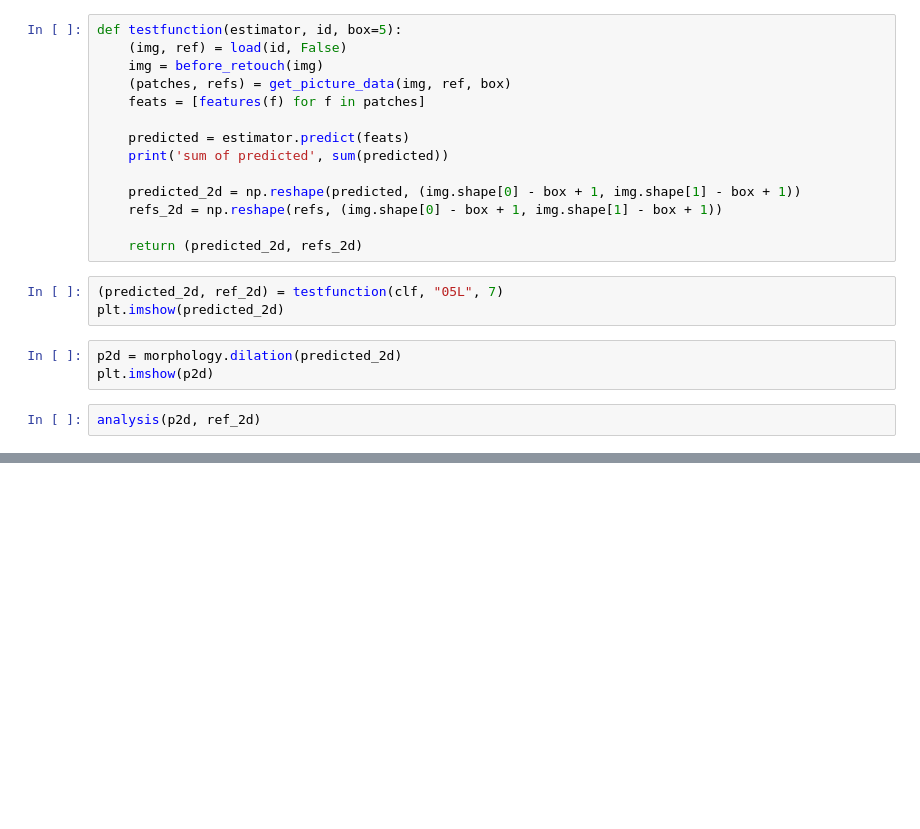
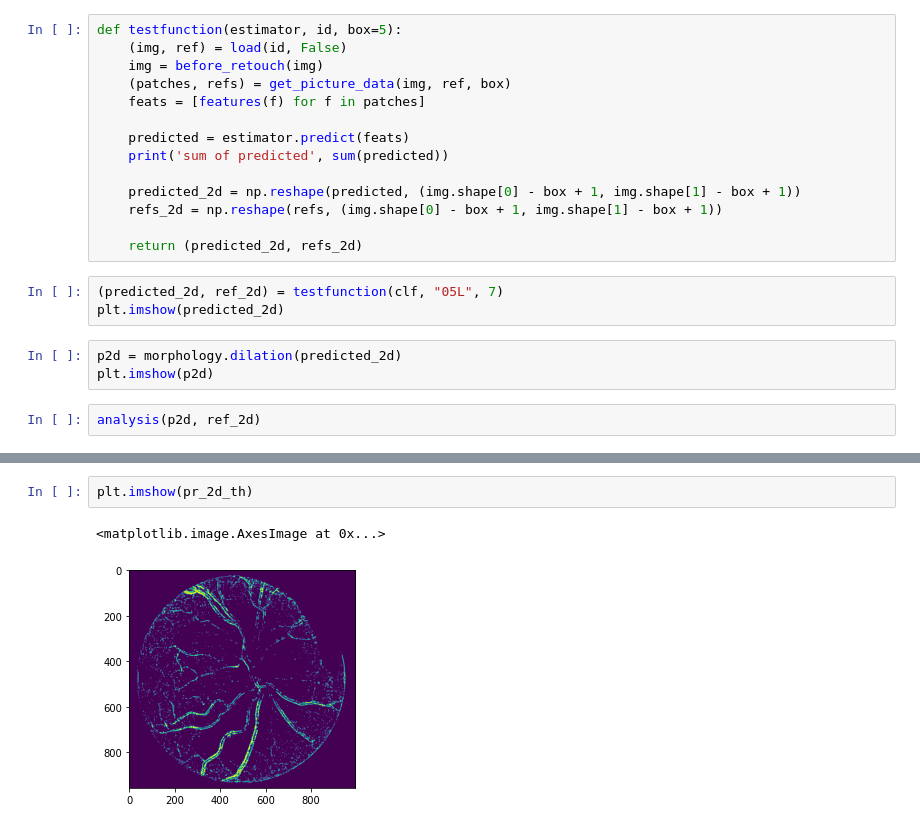
Before and after one commit to clmrv/tomograf, a Jupyter notebook: dnooka/dnooka.ipynb, the cells around one changed output, grey strips where cells are left out. Cells and saved outputs as stored; diff of their text form; blank space fills up the shorter version.

```diff
--- a/dnooka/dnooka.ipynb
+++ b/dnooka/dnooka.ipynb
@@ -258,0 +361,5 @@ analysis(p2d, ref_2d)
+# %%
+plt.imshow(pr_2d_th)
+# %% [output]
+<matplotlib.image.AxesImage at 0x...>
+[figure, added]
```
Also changed, not shown: parts of 24 cells of this notebook.
